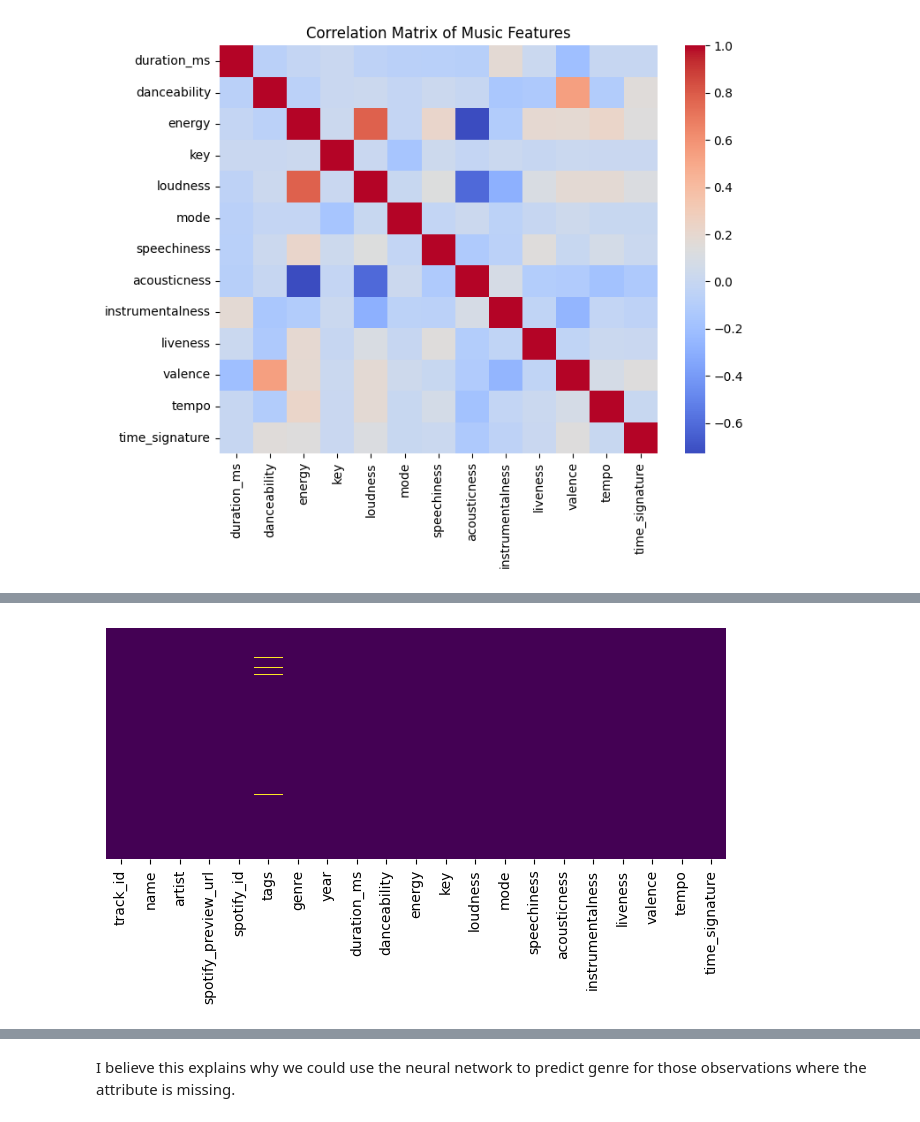
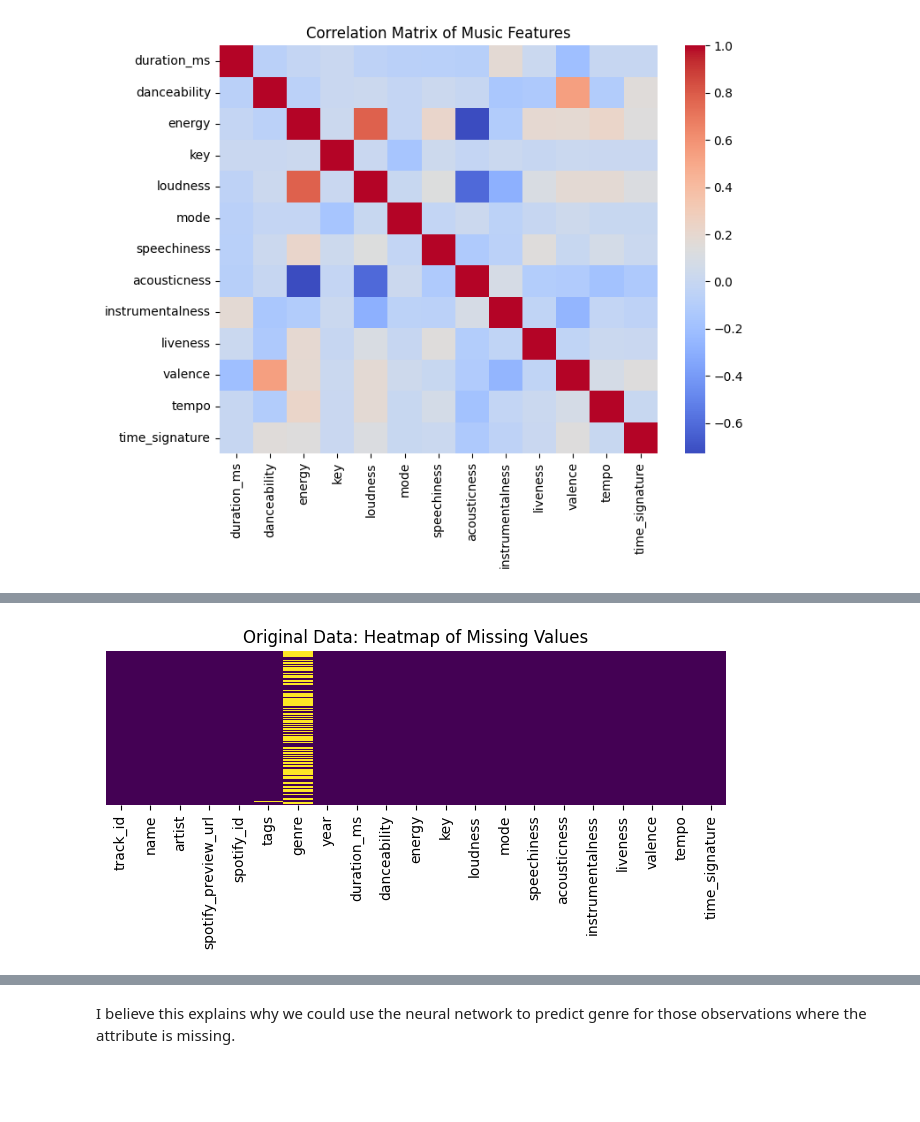
Before and after one commit to annemollelsborg/spotify, a Jupyter notebook: Baskets Updated.ipynb, the cells around one changed output, grey strips where cells are left out. Drawn from its saved outputs; the diff is of its cells as text; code cells hidden in the pictures; blank space fills up the shorter version.

```diff
--- a/Baskets Updated.ipynb
+++ b/Baskets Updated.ipynb
@@ -75,8 +67,13 @@ plt.show()
-# %%
-plt.figure(figsize = (8,3))
-sns.heatmap(df_songs.sample(n = 10000, random_state = 1).isnull(), cmap  = 'viridis', cbar = False, yticklabels = False,
-            # xticklabels= False
-            )
-plt.show()
-# %% [output]
-[figure, removed]
+# %%
+# Plot heatmap of missing values for the entire DataFrame
+plt.figure(figsize=(8, 2))
+sns.heatmap(
+    df_songs_original.isnull(),  # Check for missing values across the entire DataFrame
+    cmap='viridis',  # Use a colormap
+    cbar=False,  # Hide the color bar
+    yticklabels=False,  # Remove y-axis tick labels for readability
+)
+plt.title('Original Data: Heatmap of Missing Values')  # Optional: Add a title
+plt.show()
+# %% [output]
+[figure, added]
```
Also changed, not shown: parts of 2 cells of this notebook.
